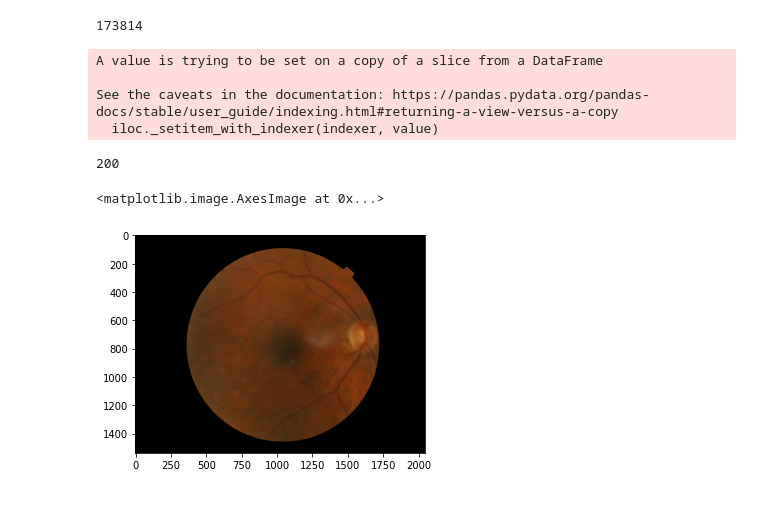
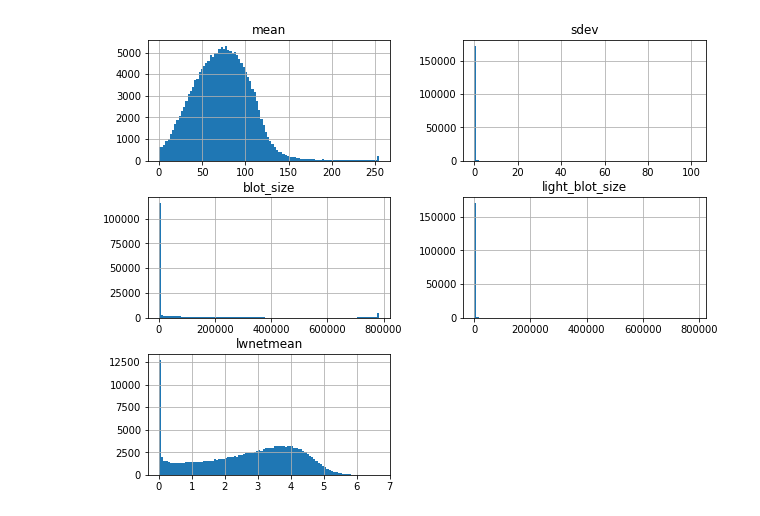
Before and after one commit to BergmannLab/Retina-tortuosity, a Jupyter notebook: preprocessing/newQC.ipynb, the cells around one changed output. Saved outputs shown, nothing was run; the diff lists cells and outputs as text; code cells hidden in the pictures.

```diff
--- a/preprocessing/newQC.ipynb
+++ b/preprocessing/newQC.ipynb
@@ -24,37 +153,9 @@ def compare_image(image1, image2):
 # %%
+# DATA
+
 rawdir="/HDD/data/UKBB/fundus/raw/"
 rawfiles = os.listdir(rawdir)
 
 lwnetMean = pd.read_csv("/HDD/data/UKBB/fundus/qcStats/lwnetmean.csv", header=None)
 lwnetMean.columns = ['file', 'mean']
+lwnetMean = lwnetMean.set_index('file')
-# %%
-len(rawfiles)
-# %% [output]
-173814
-# %%
-stats = pd.DataFrame({'file':rawfiles, 'mean':np.nan,'stdev':np.nan,'quintdist':np.nan})
-
-for i,myf in enumerate(rawfiles[0:200]):
-    img = plt.imread(rawdir+myf)
-    gray = cv2.cvtColor(img, cv2.COLOR_BGR2GRAY)
-    hh,ww=img.shape[:2]
-    #print(hh//2,ww//2)
-
-    mask = np.zeros_like(gray)
-    mask = cv2.circle(mask, (ww//2,hh//2), MASK_RADIUS, (255,255,255), -1)
-    #mask = np.invert(mask.astype(bool))
-
-    #result = cv2.cvtColor(img, cv2.COLOR_BGR2BGRA)
-    #result[:, :] = mask[:,:]
-#    result[:, :, 3] = mask[:,:,0]
-    #plt.imshow(result)
-
-    mskd_img=np.ma.array(gray, mask=np.invert(mask.astype(bool)))
-
-    stats['mean'].iloc[i]=mskd_img.mean()*255
-    stats['stdev'].iloc[i]=mskd_img.std()*255 / stats['mean'].iloc[i]
-# %% [output]
-A value is trying to be set on a copy of a slice from a DataFrame
-
-See the caveats in the documentation: https://pandas.pydata.org/pandas-docs/stable/user_guide/indexing.html#returning-a-view-versus-a-copy
-  iloc._setitem_with_indexer(indexer, value)
@@ -63,9 +162,11 @@ stats=stats.sort_values("stdev",ascending=False)
-# %%
-i = i+1
-print(i)
-img = plt.imread(rawdir+stats['file'].iloc[i])
-plt.imshow(img)
-# %% [output]
-200
-<matplotlib.image.AxesImage at 0x...>
-[figure, removed]
+# %%
+#stats = pd.read_csv("/HDD/data/UKBB/fundus/qcStats/newQC_rawStats.csv")
+stats = pd.read_csv("/HDD/data/UKBB/fundus/qcStats/rawStats.csv", index_col=0)
+stats = stats.set_index("file")
+stats['lwnetmean'] = lwnetMean['mean'].loc[stats.index]
+
+#stats = stats[0:3000]
+stats.shape
+f=stats.hist(bins=100, figsize=(10,8))
+# %% [output]
+[figure, added]
```
Also changed, not shown: parts of 23 cells of this notebook, 1 other file.
